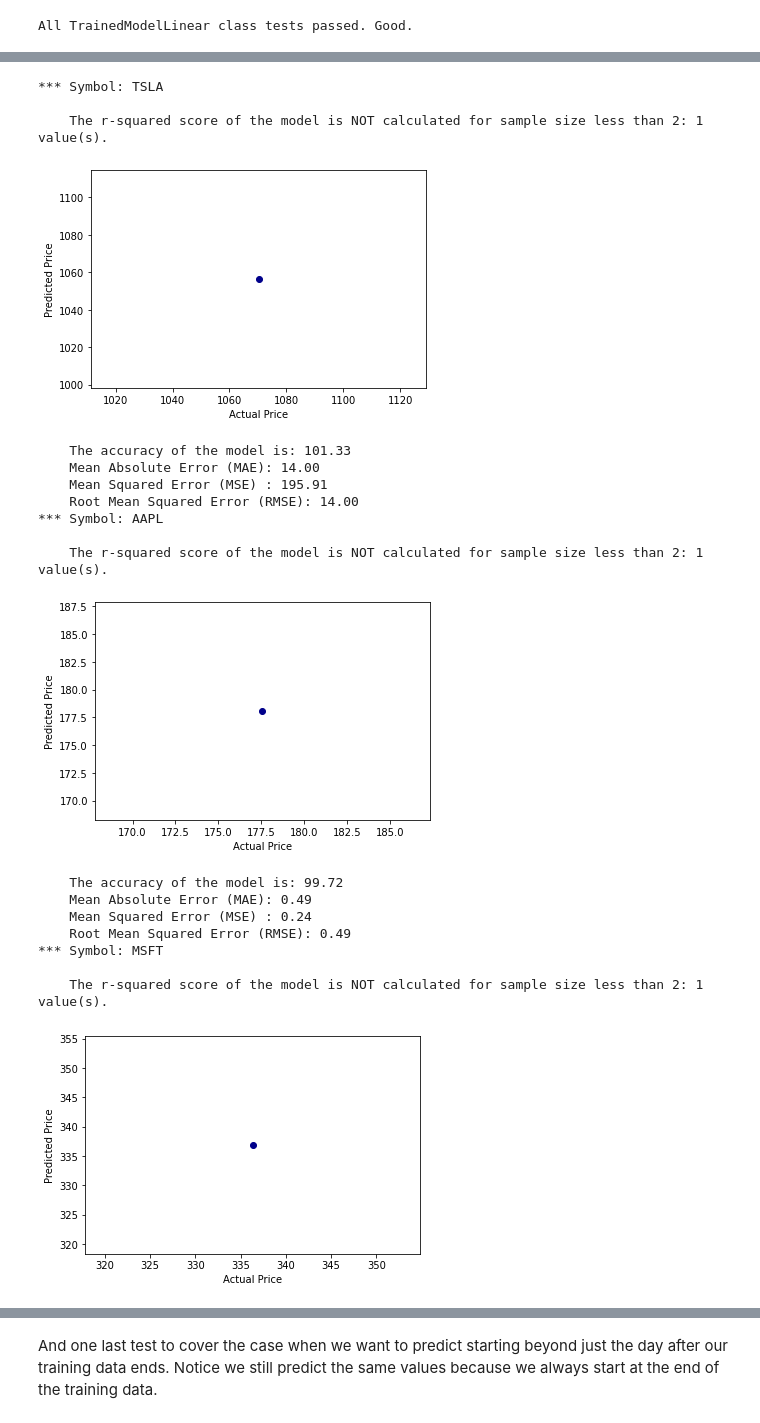
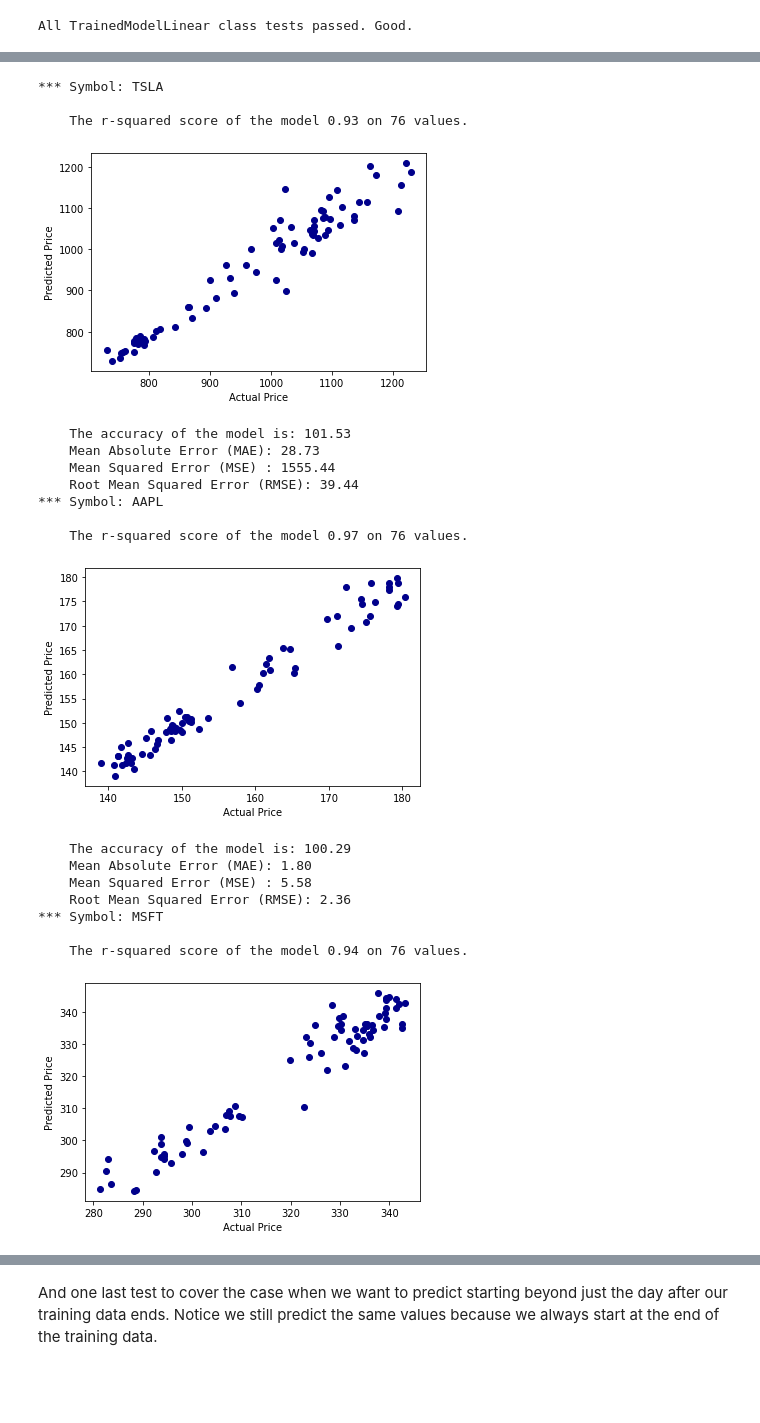
Before and after one commit to hmelendez001/Capstone-Project4-Udacity-Data-Scientist, a Jupyter notebook: Investment_and_Trading_Capstone.ipynb, the cells around one changed output, grey strips where cells are left out. Saved outputs shown, nothing was run; the diff lists cells and outputs as text; code cells hidden in the pictures; blank space fills up the shorter version.

```diff
--- a/Investment_and_Trading_Capstone.ipynb
+++ b/Investment_and_Trading_Capstone.ipynb
@@ -1426,7 +1496,7 @@ def GetTrainedModel(symbol, df_symbol, newFromDate, newToDate):
     '''
     return TrainedModelLinear(symbol, df_symbol, newFromDate, newToDate)
 # %%
-def get_stock_histories(from_date, to_date, symbols, test_size = 1, random_state = 42):
+def get_stock_histories(from_date, to_date, symbols, test_size = 0.3, random_state = 42):
     '''
     INPUT:
     from_date (date) - The starting date range to get data for
@@ -1514,10 +1582,11 @@ def are_valid_symbols(symbols):
 
     return "", True
 
-def evaluate_models(symbols):
+def evaluate_models(symbols, cv = None):
     '''
     INPUT:
     symbols - (array) List of stock tickers to evaluate prediction models for
+    cv - Optional condition
 
     OUTPUT:
     error_msg - Optional error message when applicable, the reason why the given symbols list is not valid
@@ -1526,16 +1595,24 @@ def evaluate_models(symbols):
     Description:
     This iterates the given symbols and outputs the model evaluate_model function output
     '''
+    means, mins, maxs = list(),list(),list()
     # Validate the symbols given
     error_msg, bool_ret = are_valid_symbols(symbols)
     if (not bool_ret):
-        return error_msg, bool_ret
+        return error_msg, bool_ret, means, mins, maxs
     # Finally use the models to return the output of the evaluate_model function
+    # record mean and min/max of each set of results if cv conditional value is *not* None
     for symbol in symbols:
         print("*** Symbol: {}\n".format(symbol))
         tm = model_hash[symbol]
-        tm.evaluate_model()
-    return "", True
+        if cv is not None:
+            k_mean, k_min, k_max = tm.evaluate_modelcv(cv)
+            means.append(k_mean)
+            mins.append(k_mean - k_min)
+            maxs.append(k_max - k_mean)
+        else:
+            tm.evaluate_model()
+    return "", True, means, mins, maxs
 
 def get_stock_predictions(from_date, to_date, symbols, max_days_to_predict = 100):
     '''
@@ -1600,50 +1677,50 @@ def get_stock_predictions(from_date, to_date, symbols, max_days_to_predict = 100
     return "", df_ret
 
 error_msg, bool_ret = are_valid_symbols([])
 assert not bool_ret and error_msg == "Error: invalid or empty list of symbols passed.", "Did not get expected error message, instead got: {}".format(error_msg)
 error_msg, bool_ret = are_valid_symbols( ['TSLA', 'ZVZZT', 'YHOO'])
 assert not bool_ret and error_msg == "Error: no trained model for symbol 'ZVZZT'.", "Did not get expected error message, instead got: {}".format(error_msg)
 error_msg, bool_ret = are_valid_symbols( ['TSLA'])
 assert bool_ret and error_msg == "", "Did not get expected error message, instead got: {}".format(error_msg)
 
-error_msg, bool_ret = evaluate_models([])
+error_msg, bool_ret, means, mins, maxs = evaluate_models([])
 assert not bool_ret and error_msg == "Error: invalid or empty list of symbols passed.", "Did not get expected False or error message, instead got: {} and {}".format(bool_ret, error_msg)
-error_msg, bool_ret = evaluate_models( ['TSLA', 'ZVZZT', 'YHOO'])
+error_msg, bool_ret, means, mins, maxs = evaluate_models( ['TSLA', 'ZVZZT', 'YHOO'])
 assert not bool_ret and error_msg == "Error: no trained model for symbol 'ZVZZT'.", "Did not get expected False or error message, instead got: {} and {}".format(bool_ret, error_msg)
 
 today = datetime.datetime.today()
 error_msg, df_ret = get_stock_predictions('2021-01-01', '2021-12-31', [])
 assert error_msg == "Error: invalid or empty list of symbols passed.", "Did not get expected error message, instead got: {}".format(error_msg)
 error_msg, df_ret = get_stock_predictions('2021-01-01', '2021-12-31', ['TSLA', 'ZVZZT', 'YHOO'])
 assert error_msg == "Error: no trained model for symbol 'ZVZZT'.", "Did not get expected error message, instead got: {}".format(error_msg)
 error_msg, df_ret = get_stock_predictions('2020-11-01', '2020-12-01', ['TSLA'])
-assert error_msg == "Error: query dates passed in must be after the training date range from '2021-01-01 00:00:00' to '2021-12-30 00:00:00'.", "Did not get expected error message, instead got: {}".format(error_msg)
+assert error_msg == "Error: query dates passed in must be after the training date range from '2021-01-01 00:00:00' to '2021-09-14 00:00:00'.", "Did not get expected error message, instead got: {}".format(error_msg)
 error_msg, df_ret = get_stock_predictions('2022-11-01', '2023-11-01', ['TSLA'])
 assert error_msg == "Error: given date range from '2022-11-01 00:00:00' to '2023-11-01 00:00:00' exceeds maximum number of days to predict 100 by 265 day(s).", "Did not get expected error message, instead got: {}".format(error_msg)
 error_msg, df_ret = get_stock_predictions('2022-01-01', today, ['TSLA', 'AAPL', 'MSFT'])
 assert len(error_msg) == 0, "Did not get expected empty error message, instead got: {}".format(error_msg)
-error_msg, bool_ret = evaluate_models( ['TSLA', 'AAPL', 'MSFT'])
+error_msg, bool_ret, means, mins, maxs  = evaluate_models( ['TSLA', 'AAPL', 'MSFT'])
 assert bool_ret and error_msg == "", "Did not get expected True or error message, instead got: {} and {}".format(bool_ret, error_msg)
 print("All get_stock_histories tests passed. Good. Notice we do not predict Volume as we have found no correlation to the model. Also ignore the warning on r-squred scores, we know that less than two test samples does not give an actual meaningful value. This is just for test purposes of our code.")
 df_ret
 # %% [output]
 *** Symbol: TSLA
 
-    The r-squared score of the model is NOT calculated for sample size less than 2: 1 value(s).
+    The r-squared score of the model 0.93 on 76 values.
-[figure, old version]
+[figure, new version]
-    The accuracy of the model is: 101.33
-    Mean Absolute Error (MAE): 14.00
-    Mean Squared Error (MSE) : 195.91
-    Root Mean Squared Error (RMSE): 14.00
+    The accuracy of the model is: 101.53
+    Mean Absolute Error (MAE): 28.73
+    Mean Squared Error (MSE) : 1555.44
+    Root Mean Squared Error (RMSE): 39.44
 *** Symbol: AAPL
 
-    The r-squared score of the model is NOT calculated for sample size less than 2: 1 value(s).
+    The r-squared score of the model 0.97 on 76 values.
-[figure, old version]
+[figure, new version]
-    The accuracy of the model is: 99.72
-    Mean Absolute Error (MAE): 0.49
-    Mean Squared Error (MSE) : 0.24
-    Root Mean Squared Error (RMSE): 0.49
+    The accuracy of the model is: 100.29
+    Mean Absolute Error (MAE): 1.80
+    Mean Squared Error (MSE) : 5.58
+    Root Mean Squared Error (RMSE): 2.36
 *** Symbol: MSFT
 
-    The r-squared score of the model is NOT calculated for sample size less than 2: 1 value(s).
+    The r-squared score of the model 0.94 on 76 values.
-[figure, old version]
+[figure, new version]
```
Also changed, not shown: parts of 25 cells of this notebook, 1 other file.
